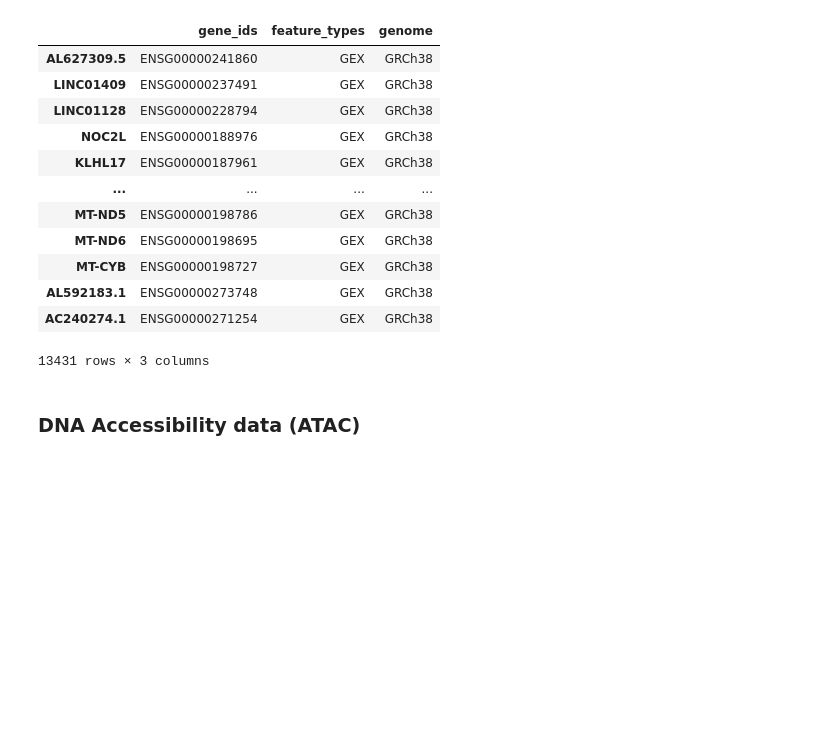
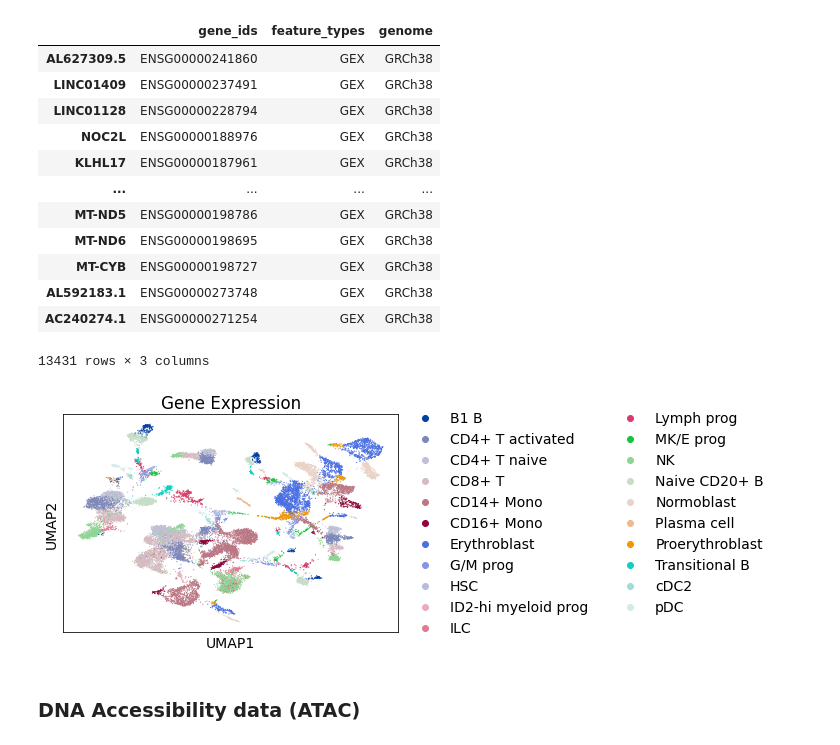
Before and after one commit to yhr91/cs236_opsca, a Jupyter notebook: notebooks/Analysis.ipynb, the cells around one changed output. Saved outputs shown, nothing was run; the diff lists cells and outputs as text; code cells hidden in the pictures; blank space fills up the shorter version.

Commit message:
plotting code

```diff
--- a/notebooks/Analysis.ipynb
+++ b/notebooks/Analysis.ipynb
@@ -71,3 +89,7 @@ gex1.var
+# %%
+sc.pl.umap(gex1, color=['cell_type'], title='Gene Expression')
+# %% [output]
+[figure, added]
 # %% [markdown]
 ### DNA Accessibility data (ATAC)
 # %%
```
Also changed, not shown: parts of 10 cells of this notebook.
